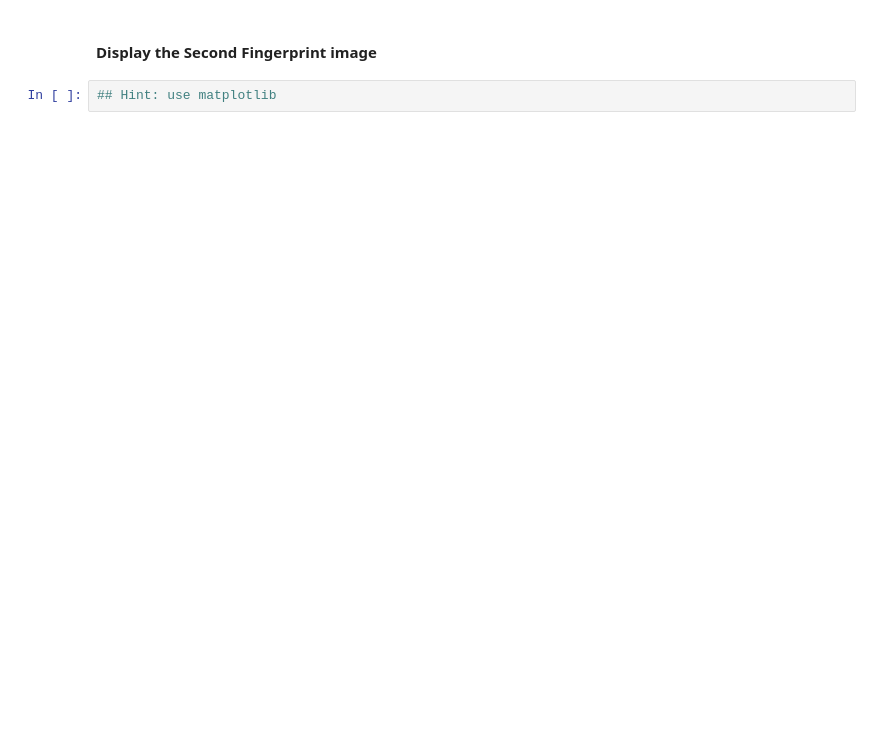
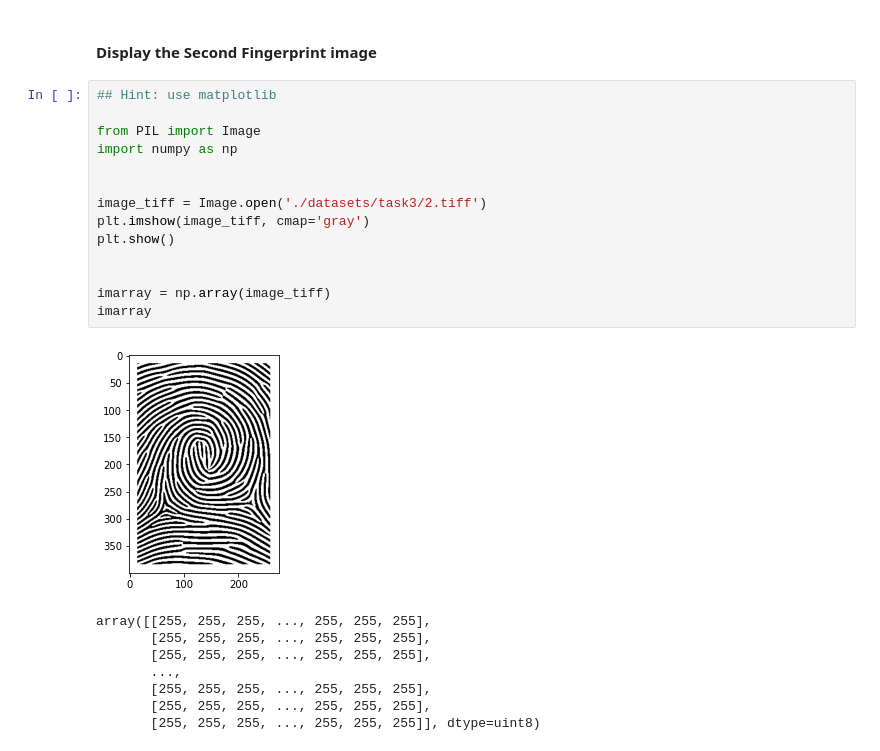
Before and after one commit to nishkalprakash/learn-fingerprint-processing, a Jupyter notebook: milestone_1.ipynb, the cells around one changed output. Cells and saved outputs as stored; diff of their text form; blank space fills up the shorter version.

```diff
--- a/milestone_1.ipynb
+++ b/milestone_1.ipynb
@@ -62,4 +134,25 @@ You may add more code and markdown cells as needed
 # %% [markdown]
 #### Display the Second Fingerprint image
-# %%
-## Hint: use matplotlib
+# %%
+## Hint: use matplotlib
+
+from PIL import Image
+import numpy as np
+
+
+image_tiff = Image.open('./datasets/task3/2.tiff')
+plt.imshow(image_tiff, cmap='gray')
+plt.show()
+
+
+imarray = np.array(image_tiff)
+imarray
+# %% [output]
+[figure, added]
+array([[255, 255, 255, ..., 255, 255, 255],
+       [255, 255, 255, ..., 255, 255, 255],
+       [255, 255, 255, ..., 255, 255, 255],
+       ...,
+       [255, 255, 255, ..., 255, 255, 255],
+       [255, 255, 255, ..., 255, 255, 255],
+       [255, 255, 255, ..., 255, 255, 255]], dtype=uint8)
```
Also changed, not shown: parts of 15 cells of this notebook, 1 other file.
